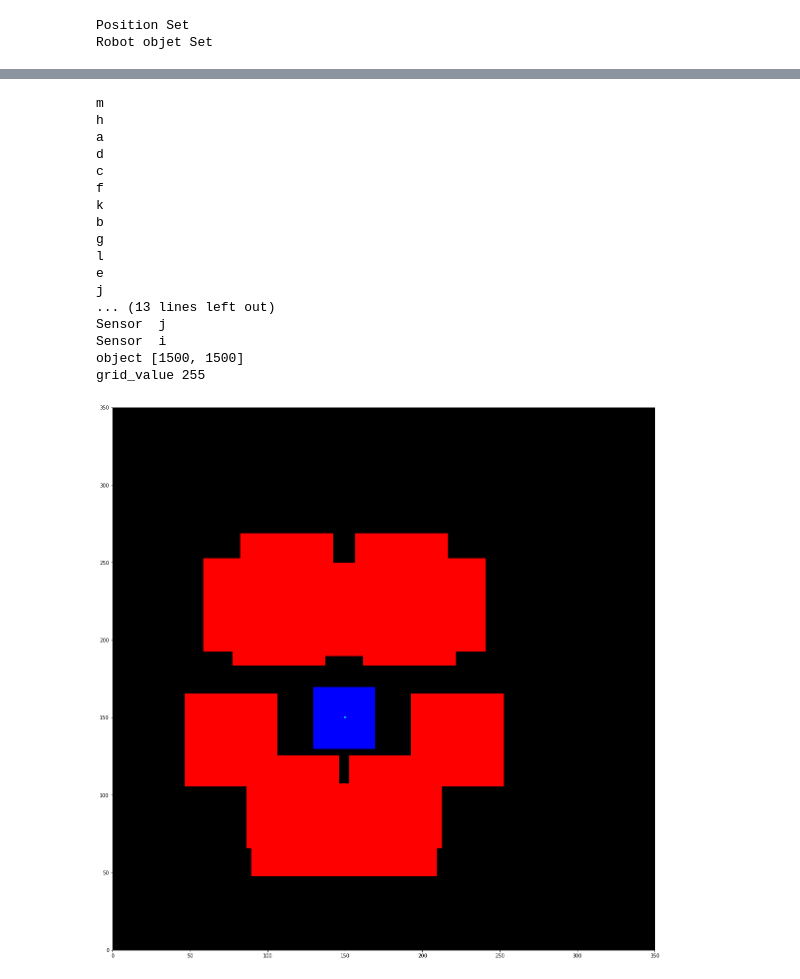
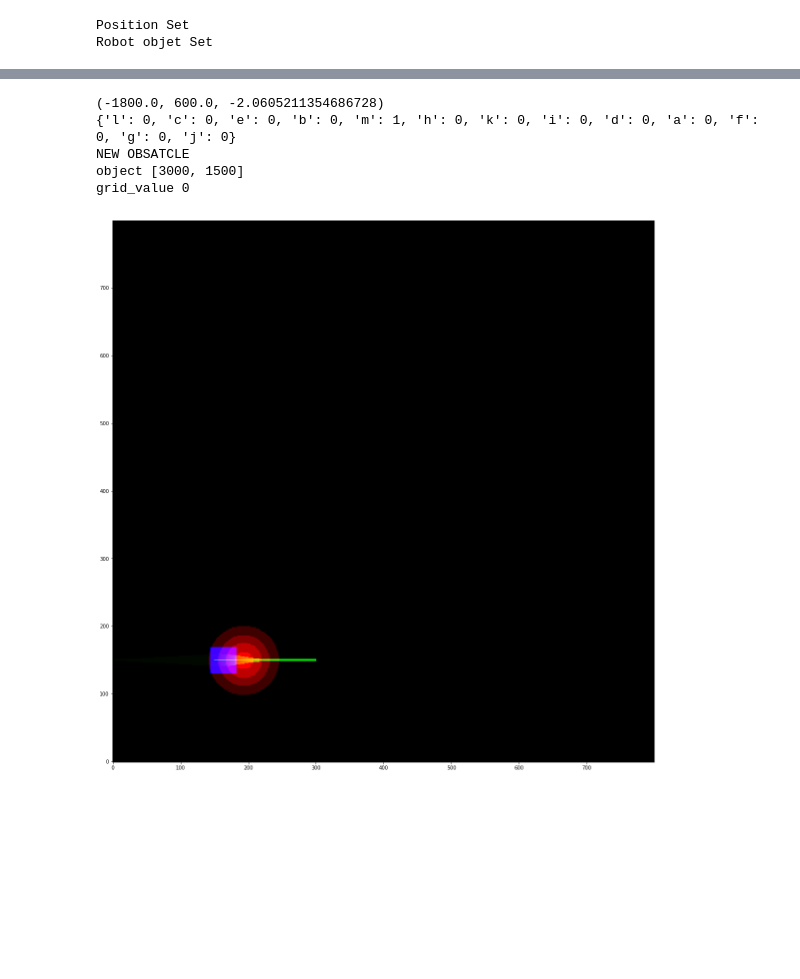
Before and after one commit to Guilhem74/STI_Robotic_Competition_Software, a Jupyter notebook: Architecture/main.ipynb, the cells around one changed output, grey strips where cells are left out. Cells and saved outputs as stored; diff of their text form; code cells hidden in the pictures; blank space fills up the shorter version.

```diff
--- a/Architecture/main.ipynb
+++ b/Architecture/main.ipynb
@@ -133,8 +141,8 @@ def Main_Loop(Set_Objective,robot,mapper):
     return path, G
 # %%
-#buf_stm.append("G92 X250 Y250 A0\r\n") M15 S8 abcd  4 2 ou 1 gauche ghj droite eif  front klm
+buf_stm.append("G92 X0 Y0 A0\r\n")
 print('Position Set')
-robot = Robot.robot(250,250,0)
+robot = Robot.robot(0,0,0)
 
 print('Robot objet Set')
 mapper = Map_Generator.Mapping()
@@ -257,44 +262,39 @@ while(running)
 # %%
 import robot as Robot
 import Astar as Path_Generator
 import Mapping as Map_Generator
 import numpy as np
 import matplotlib.pyplot as plt
 from parse import *
 %matplotlib inline
 robot = Robot.robot(1500,1500,0)
-robot.set_position(1500,1500,90)
 
+print(robot.get_beacon_position())
 #print(robot.sensor_state(2048+16))
 mapper = Map_Generator.Mapping()
 grid_updated=mapper.map()
-XY = robot.sensor_state(1+2 +4 + 8+ 16+32+64+128+256+512+1024+2048+4096)
+
 #XY = robot.sensor_state(1+2+4096)
-mapper.new_obstacle(XY )
+mapper.new_obstacle(robot.sensor_state(4096))
+
+#mapper.new_obstacle([[300,160]])
 grid_updated=mapper.map()
-objective = [1500,1500]
+objective = [3000,1500]
+#list_bottle_coordinate = Tcp_Ip.check_data_received(conn, BUFFER_SIZE)
+#if list_bottle_coordinate != None:
+#    mapper.new_bottle(list_bottle_coordinate)
 
 print("object",objective)
-print("grid_value",np.max(grid_updated))
-path, cost , G = Path_Generator.AStarSearch((1500,1501), (objective[0],objective[1]), grid_updated)
-
+print("grid_value",grid_updated[round(objective[1]/10),round(objective[0]/10)])
+valid_objective = Path_Generator.validate_objective(objective,grid_updated, robot.get_position())
+path, cost , G = Path_Generator.AStarSearch((robot.get_position()[0],robot.get_position()[1]), (valid_objective[0],valid_objective[1]), grid_updated)#Try to find the best path
+checkpoint = Path_Generator.find_vertice(path)#Simplify the path to be straight line
+new_x,newy,theta_robot = Path_Generator.checkpoint_in_fov(robot,checkpoint)
 mapper.display(G,path,robot)
 # %% [output]
-m
-h
-a
-d
-c
-f
-k
-b
-g
-l
-e
-j
-... (13 lines left out)
-Sensor  j
-Sensor  i
-object [1500, 1500]
-grid_value 255
+(-1800.0, 600.0, -2.0605211354686728)
+{'l': 0, 'c': 0, 'e': 0, 'b': 0, 'm': 1, 'h': 0, 'k': 0, 'i': 0, 'd': 0, 'a': 0, 'f': 0, 'g': 0, 'j': 0}
+NEW OBSATCLE
+object [3000, 1500]
+grid_value 0
-[figure, old version]
+[figure, new version]
```
Also changed, not shown: parts of 16 cells of this notebook, 9 other files.
